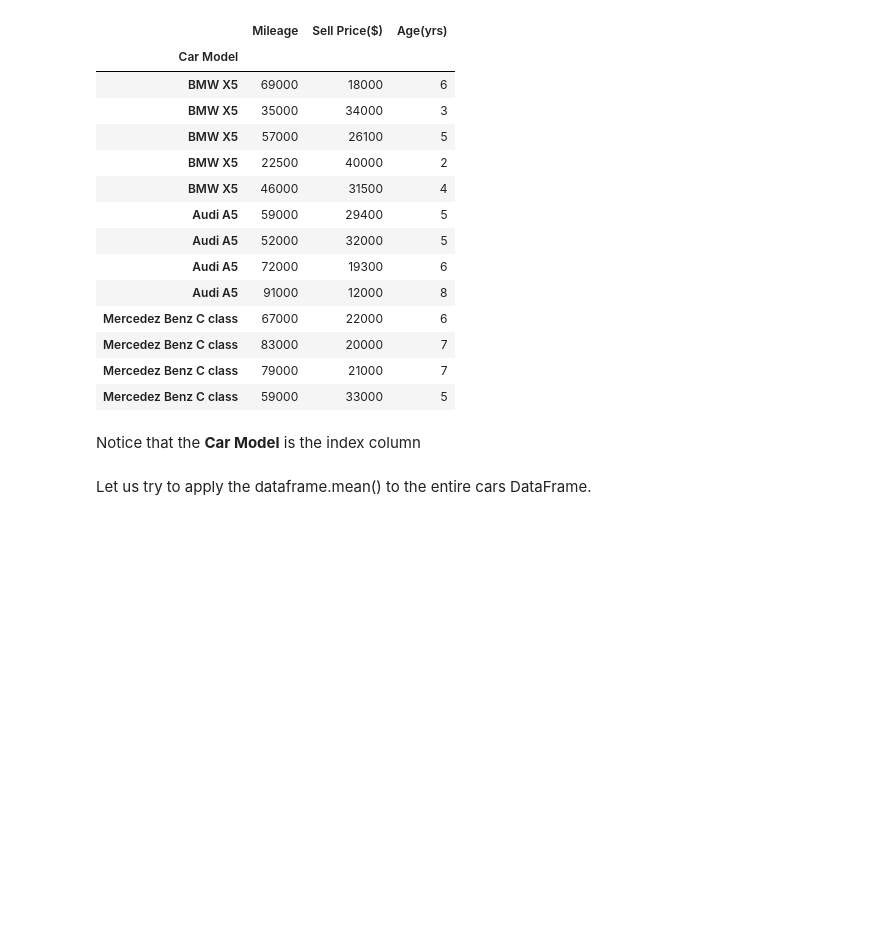
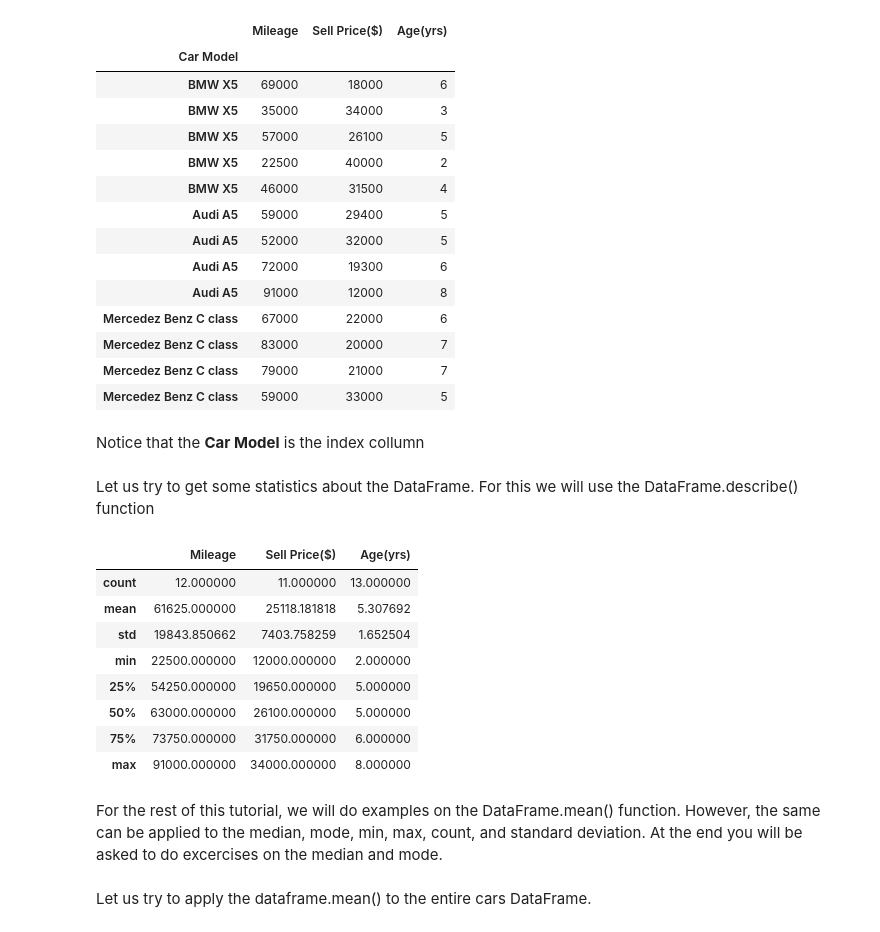
Before and after one commit to mkjubran/IntroToPython-NonIT, a Jupyter notebook: StatisticsforDataScience.ipynb, the cells around one changed output. Drawn from its saved outputs; the diff is of its cells as text; code cells hidden in the pictures; blank space fills up the shorter version.

```diff
--- a/StatisticsforDataScience.ipynb
+++ b/StatisticsforDataScience.ipynb
@@ -59,7 +60,23 @@ cars
 | Mercedez Benz C class | 79000 | 21000 | 7 |
 | Mercedez Benz C class | 59000 | 33000 | 5 |
 # %% [markdown]
-Notice that the **Car Model** is the index column
+Notice that the **Car Model** is the index collumn
+# %% [markdown]
+Let us try to get some statistics about the DataFrame. For this we will use the DataFrame.describe() function
+# %%
+cars.describe()
+# %% [output]
+|  | Mileage | Sell Price($) | Age(yrs) |
+| count | 12.000000 | 11.000000 | 13.000000 |
+| mean | 61625.000000 | 25118.181818 | 5.307692 |
+| std | 19843.850662 | 7403.758259 | 1.652504 |
+| min | 22500.000000 | 12000.000000 | 2.000000 |
+| 25% | 54250.000000 | 19650.000000 | 5.000000 |
+| 50% | 63000.000000 | 26100.000000 | 5.000000 |
+| 75% | 73750.000000 | 31750.000000 | 6.000000 |
+| max | 91000.000000 | 34000.000000 | 8.000000 |
+# %% [markdown]
+For the rest of this tutorial, we will do examples on the DataFrame.mean() function. However, the same can be applied to the median, mode, min, max, count, and standard deviation. At the end you will be asked to do excercises on the median and mode.
 # %% [markdown]
 Let us try to apply the dataframe.mean() to the entire cars DataFrame.
 # %%
```
Also changed, not shown: parts of 50 cells of this notebook.
